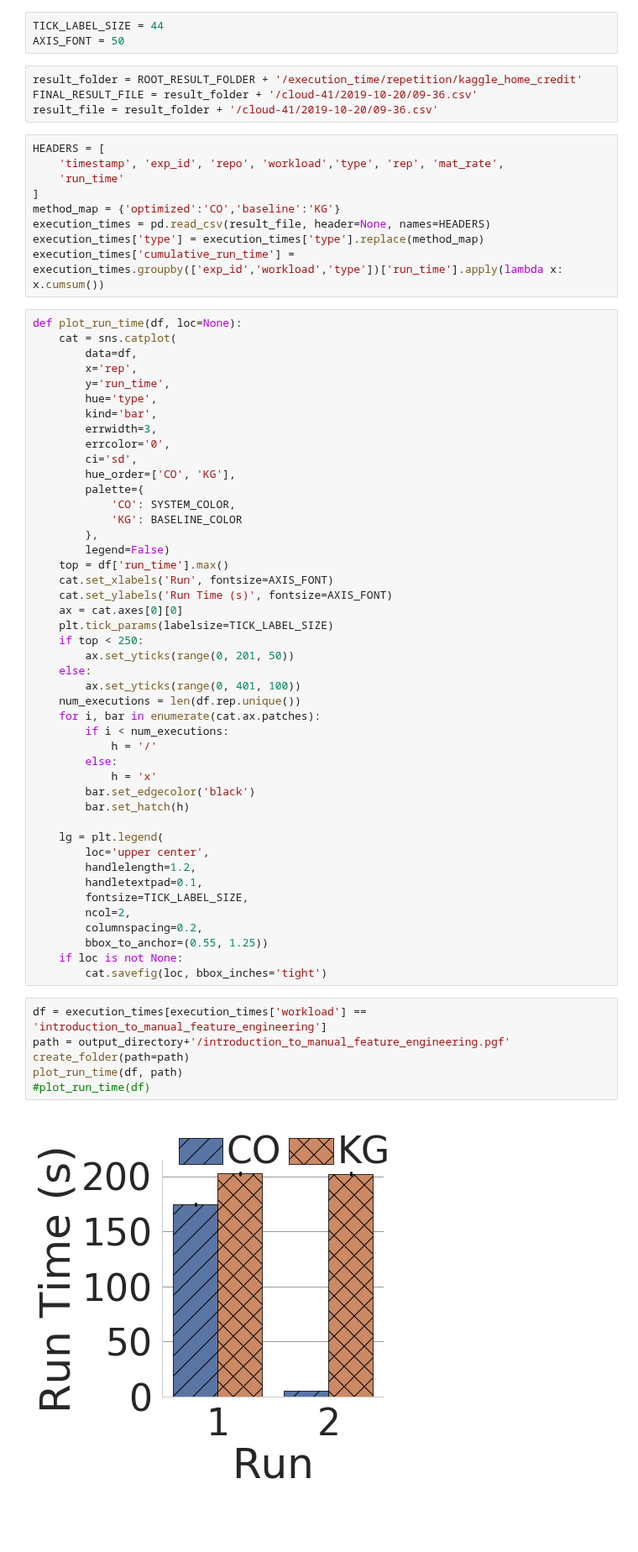
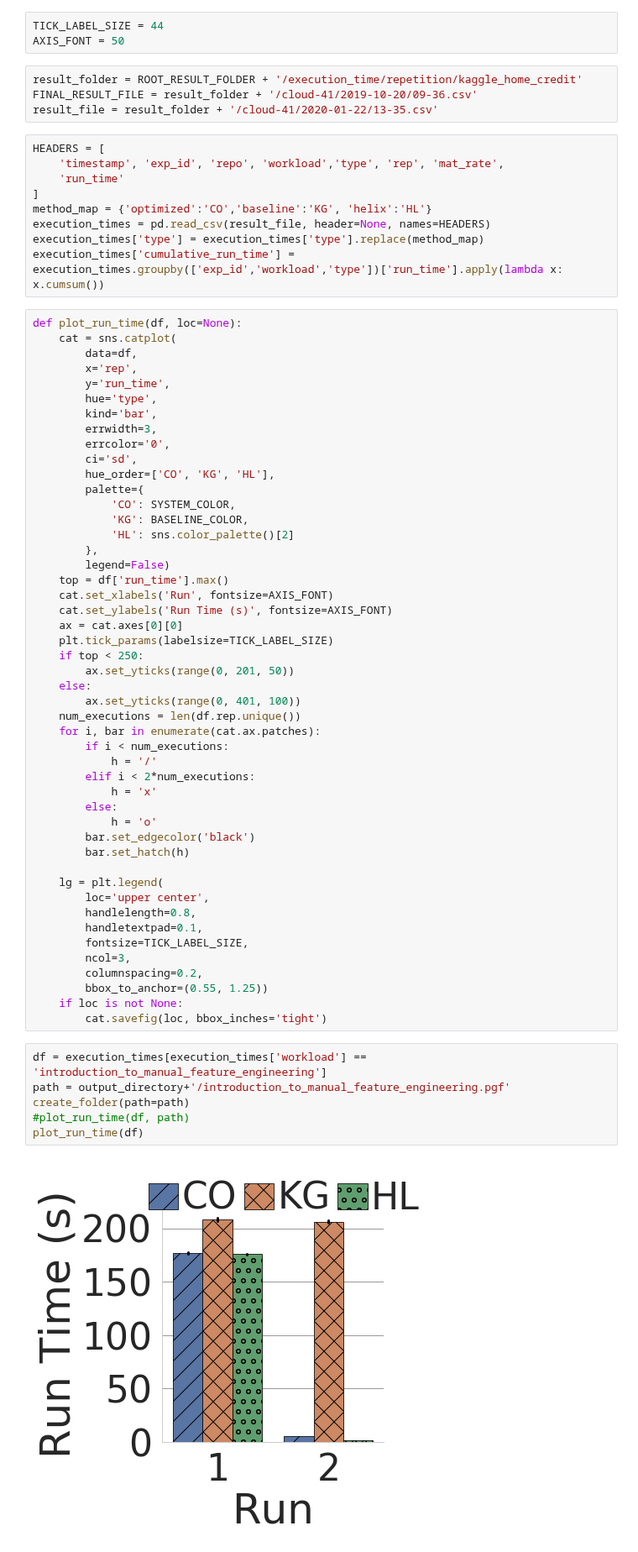
Before and after one commit to dbehrouz/ml-workload-optimization, a Jupyter notebook: code/collaborative-optimizer/paper/experiments/execution_time/repetition/plots.ipynb, the cells around one changed output. Shown at 84% size. Cells and saved outputs as stored; diff of their text form; blank space fills up the shorter version.

Commit message:
first version of helix with helix mat and our own reuse

```diff
--- a/code/collaborative-optimizer/paper/experiments/execution_time/repetition/plots.ipynb
+++ b/code/collaborative-optimizer/paper/experiments/execution_time/repetition/plots.ipynb
@@ -54,13 +54,13 @@ AXIS_FONT = 50
 # %%
 result_folder = ROOT_RESULT_FOLDER + '/execution_time/repetition/kaggle_home_credit'
 FINAL_RESULT_FILE = result_folder + '/cloud-41/2019-10-20/09-36.csv'
-result_file = result_folder + '/cloud-41/2019-10-20/09-36.csv'
+result_file = result_folder + '/cloud-41/2020-01-22/13-35.csv'
 # %%
 HEADERS = [
     'timestamp', 'exp_id', 'repo', 'workload','type', 'rep', 'mat_rate',
     'run_time'
 ]
-method_map = {'optimized':'CO','baseline':'KG'}
+method_map = {'optimized':'CO','baseline':'KG', 'helix':'HL'}
 execution_times = pd.read_csv(result_file, header=None, names=HEADERS)
 execution_times['type'] = execution_times['type'].replace(method_map)
 execution_times['cumulative_run_time'] = execution_times.groupby(['exp_id','workload','type'])['run_time'].apply(lambda x: x.cumsum())
@@ -75,10 +75,11 @@ def plot_run_time(df, loc=None):
         errwidth=3,
         errcolor='0',
         ci='sd',
-        hue_order=['CO', 'KG'],
+        hue_order=['CO', 'KG', 'HL'],
         palette={
             'CO': SYSTEM_COLOR,
-            'KG': BASELINE_COLOR
+            'KG': BASELINE_COLOR,
+            'HL': sns.color_palette()[2]
         },
         legend=False)
     top = df['run_time'].max()
@@ -94,17 +95,19 @@ def plot_run_time(df, loc=None):
     for i, bar in enumerate(cat.ax.patches):
         if i < num_executions:
             h = '/'
+        elif i < 2*num_executions:
+            h = 'x'
         else:
-            h = 'x'
+            h = 'o'
         bar.set_edgecolor('black')
         bar.set_hatch(h)
 
     lg = plt.legend(
         loc='upper center',
-        handlelength=1.2,
+        handlelength=0.8,
         handletextpad=0.1,
         fontsize=TICK_LABEL_SIZE,
-        ncol=2,
+        ncol=3,
         columnspacing=0.2,
         bbox_to_anchor=(0.55, 1.25))
     if loc is not None:
@@ -112,11 +115,11 @@ def plot_run_time(df, loc=None):
 # %%
 df = execution_times[execution_times['workload'] == 'introduction_to_manual_feature_engineering']
 path = output_directory+'/introduction_to_manual_feature_engineering.pgf'
 create_folder(path=path)
-plot_run_time(df, path)
-#plot_run_time(df)
+#plot_run_time(df, path)
+plot_run_time(df)
 # %% [output]
-[figure, old version]
+[figure, new version]
 # %%
 df = execution_times[execution_times['workload'] == 'introduction_to_manual_feature_engineering_p2']
 path = output_directory+'/introduction_to_manual_feature_engineering_p2.pgf'
```
Also changed, not shown: parts of 3 cells of this notebook, 4 other files.
